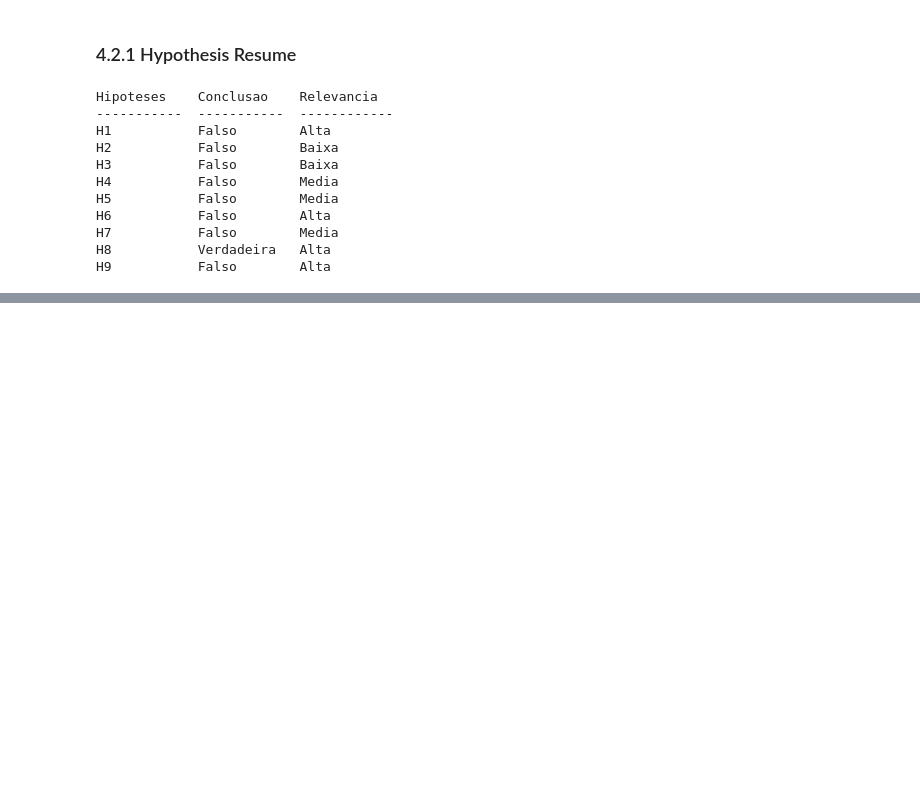
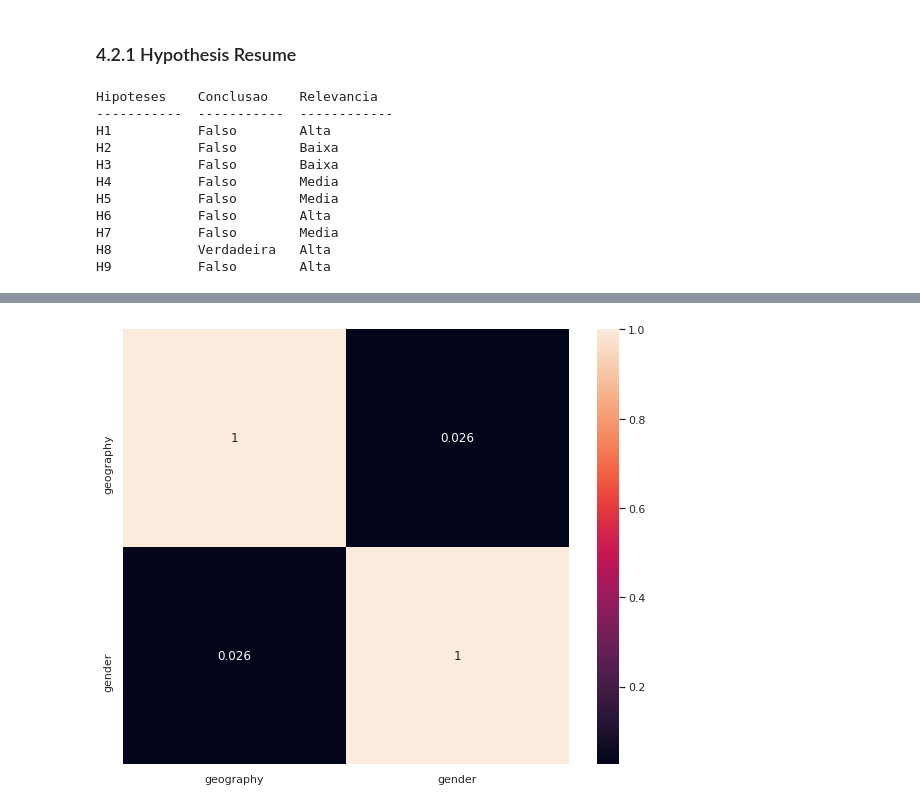
Before and after one commit to ronaldoi9/churn_prediction, a Jupyter notebook: churn_prediction.ipynb, the cells around one changed output, grey strips where cells are left out. Cells and saved outputs as stored; diff of their text form; code cells hidden in the pictures; blank space fills up the shorter version.

```diff
--- a/churn_prediction.ipynb
+++ b/churn_prediction.ipynb
@@ -35,6 +36,23 @@ def jupyter_settings():
 def exited_ratio(df):
     df['Exited Ratio'] = df.apply(lambda x: round(x['Exited']/(x['Renewed'] + x['Exited']), 3), axis=1)
     return df
+
+def cramer_v( x, y ):
+
+    cm = pd.crosstab( x, y ).to_numpy()
+
+    n = cm.sum()
+
+    r, k = cm.shape
+
+    chi2 = ss.chi2_contingency( cm )[0]
+    chi2corr = max( 0 , chi2 - ( k-1 ) * ( r-1 ) / ( n-1 ) )
+
+    kcorr = k - ( k-1 )**2 / ( n-1 )
+    rcorr = r - ( r-1 )**2 / ( n-1 )
+
+
+    return np.sqrt( ( chi2corr/n ) / ( min( kcorr-1, rcorr-1 ) ) )
 # %%
 jupyter_settings()
 # %% [output]
@@ -619,0 +651,17 @@ H9           Falso        Alta
+# %%
+new_catg = cat_attributes.drop(columns=['surname'])
+
+# calculate cramer V
+catg1 = cramer_v(new_catg['geography'], new_catg['geography'])
+catg2 = cramer_v(new_catg['geography'], new_catg['gender'])
+
+catg3 = cramer_v(new_catg['gender'], new_catg['gender'])
+catg4 = cramer_v(new_catg['gender'], new_catg['geography'])
+
+result = pd.DataFrame( { 'geography': [catg1, catg2], 'gender': [catg4, catg3] } )
+result = result.set_index( result.columns )
+
+plt.figure( figsize=(10,8) )
+sb.heatmap( result, annot=True );
+# %% [output]
+[figure, added]
```
Also changed, not shown: parts of 4 cells of this notebook.
